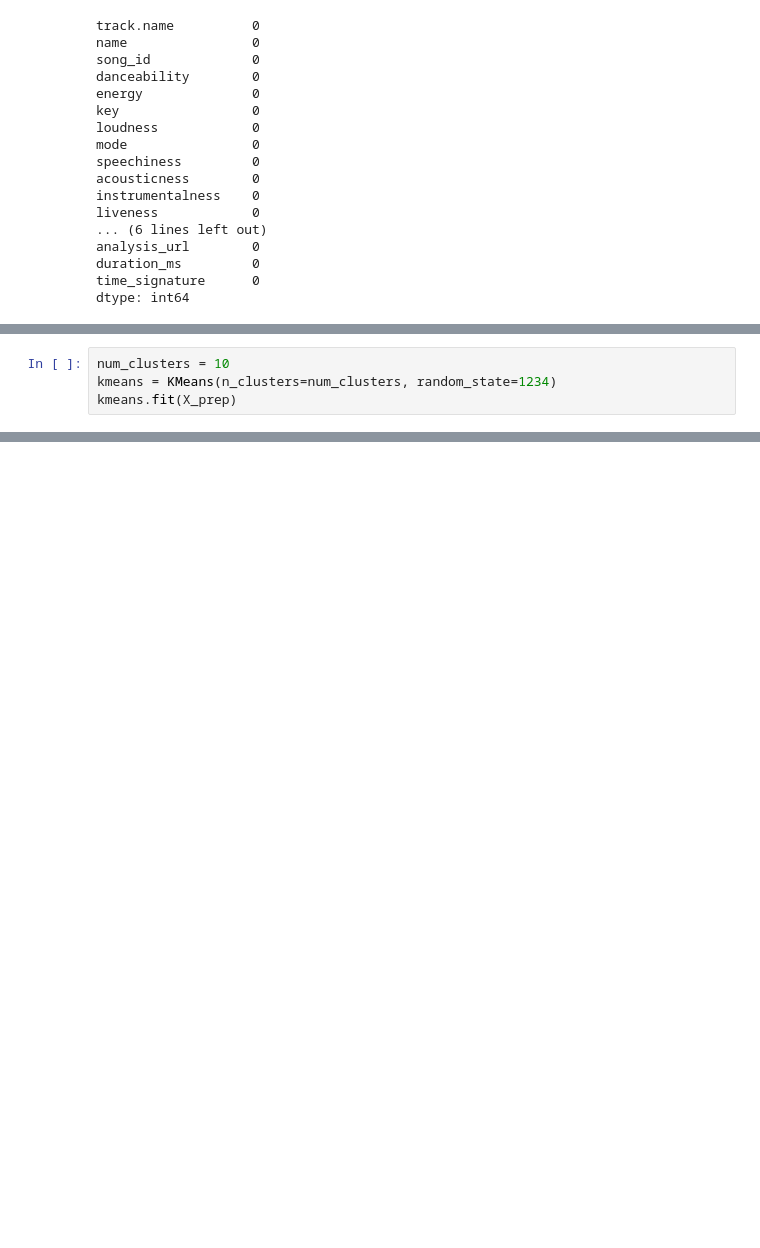
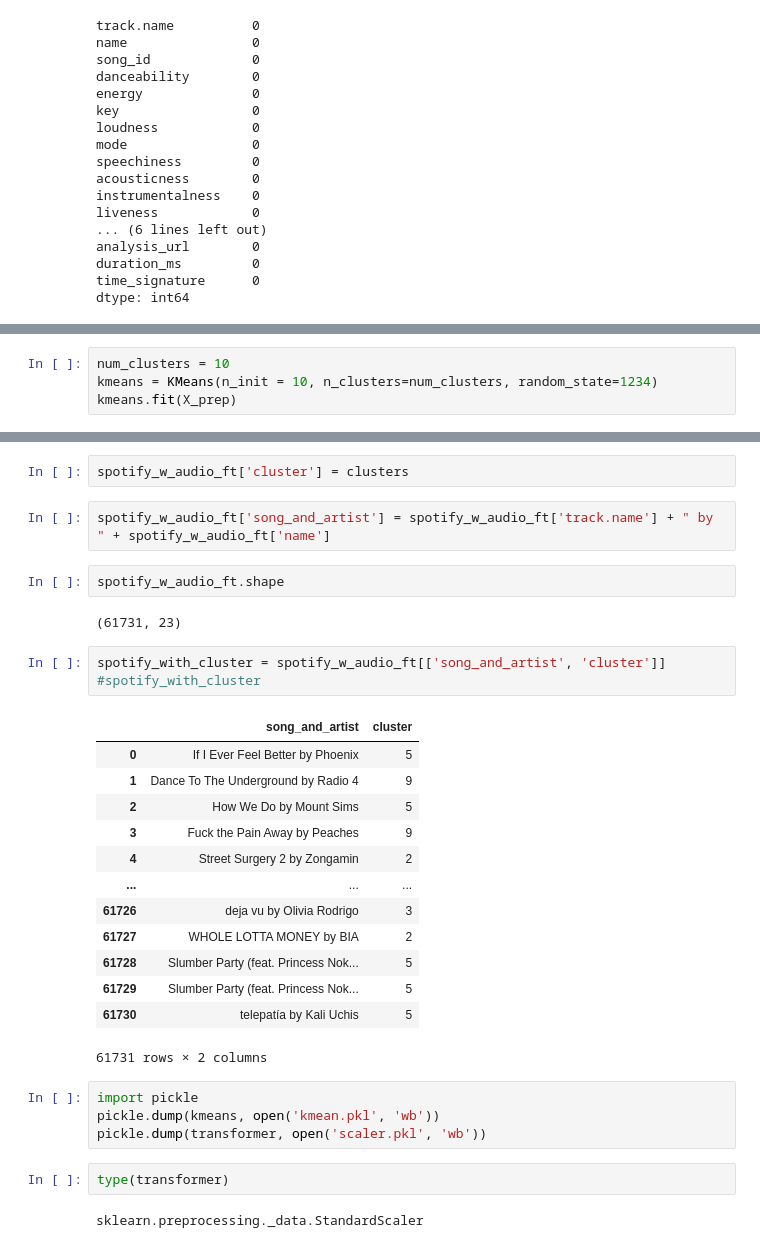
Before and after one commit to svidhy/GNOD-Song-Recommender, a Jupyter notebook: spotify-extraction.ipynb, the cells around one changed output, grey strips where cells are left out. Drawn from its saved outputs; the diff is of its cells as text; blank space fills up the shorter version.

```diff
--- a/spotify-extraction.ipynb
+++ b/spotify-extraction.ipynb
@@ -377,4 +329,0 @@ Based on inertia and the silhouette score, the number of clusters is either 9 or
-# %%
-num_clusters = 10
-kmeans = KMeans(n_clusters=num_clusters, random_state=1234)
-kmeans.fit(X_prep)
@@ -465,0 +379,4 @@ spotify_with_cluster.to_csv("spotify_with_cluster.csv", index=False)
+# %%
+num_clusters = 10
+kmeans = KMeans(n_init = 10, n_clusters=num_clusters, random_state=1234)
+kmeans.fit(X_prep)
@@ -465,0 +427,33 @@ spotify_with_cluster.to_csv("spotify_with_cluster.csv", index=False)
+# %%
+spotify_w_audio_ft['cluster'] = clusters
+# %%
+spotify_w_audio_ft['song_and_artist'] = spotify_w_audio_ft['track.name'] + " by " + spotify_w_audio_ft['name']
+# %%
+spotify_w_audio_ft.shape
+# %% [output]
+(61731, 23)
+# %%
+spotify_with_cluster = spotify_w_audio_ft[['song_and_artist', 'cluster']]
+#spotify_with_cluster
+# %% [output]
+|  | song_and_artist | cluster |
+| 0 | If I Ever Feel Better by Phoenix | 5 |
+| 1 | Dance To The Underground by Radio 4 | 9 |
+| 2 | How We Do by Mount Sims | 5 |
+| 3 | Fuck the Pain Away by Peaches | 9 |
+| 4 | Street Surgery 2 by Zongamin | 2 |
+| ... | ... | ... |
+| 61726 | deja vu by Olivia Rodrigo | 3 |
+| 61727 | WHOLE LOTTA MONEY by BIA | 2 |
+| 61728 | Slumber Party (feat. Princess Nok... | 5 |
+| 61729 | Slumber Party (feat. Princess Nok... | 5 |
+| 61730 | telepatía by Kali Uchis | 5 |
+61731 rows × 2 columns
+# %%
+import pickle
+pickle.dump(kmeans, open('kmean.pkl', 'wb'))
+pickle.dump(transformer, open('scaler.pkl', 'wb'))
+# %%
+type(transformer)
+# %% [output]
+sklearn.preprocessing._data.StandardScaler
```
Also changed, not shown: parts of 71 cells of this notebook, 6 other files.
